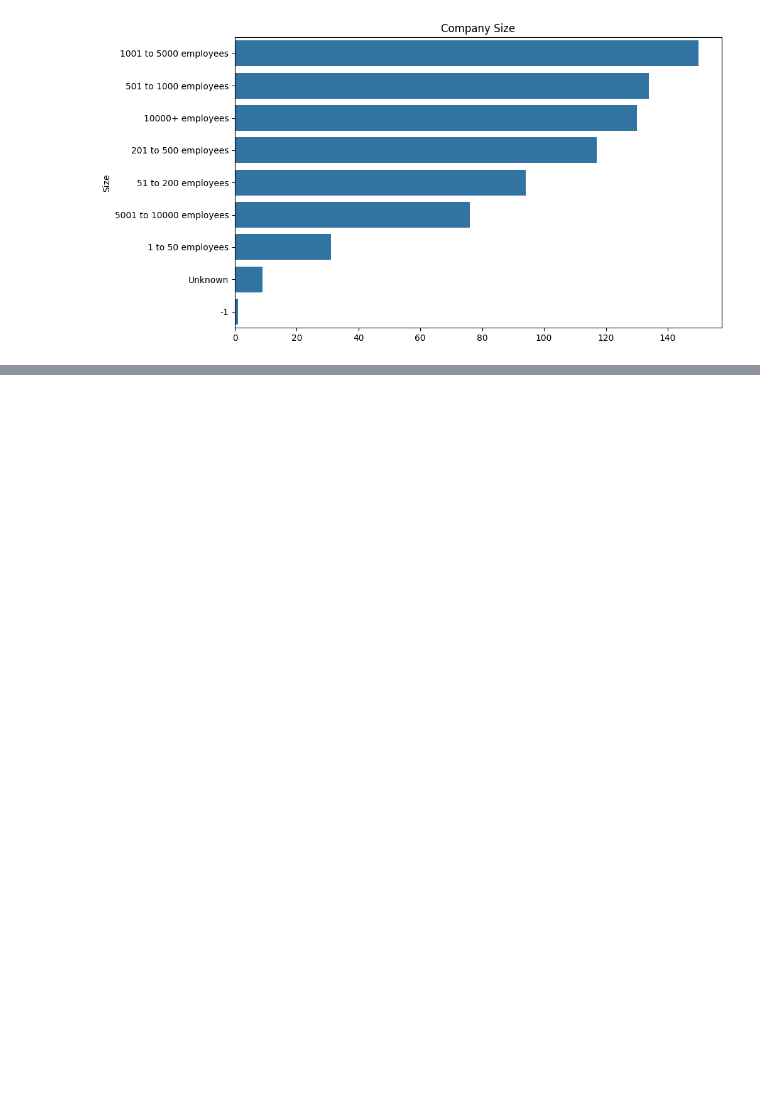
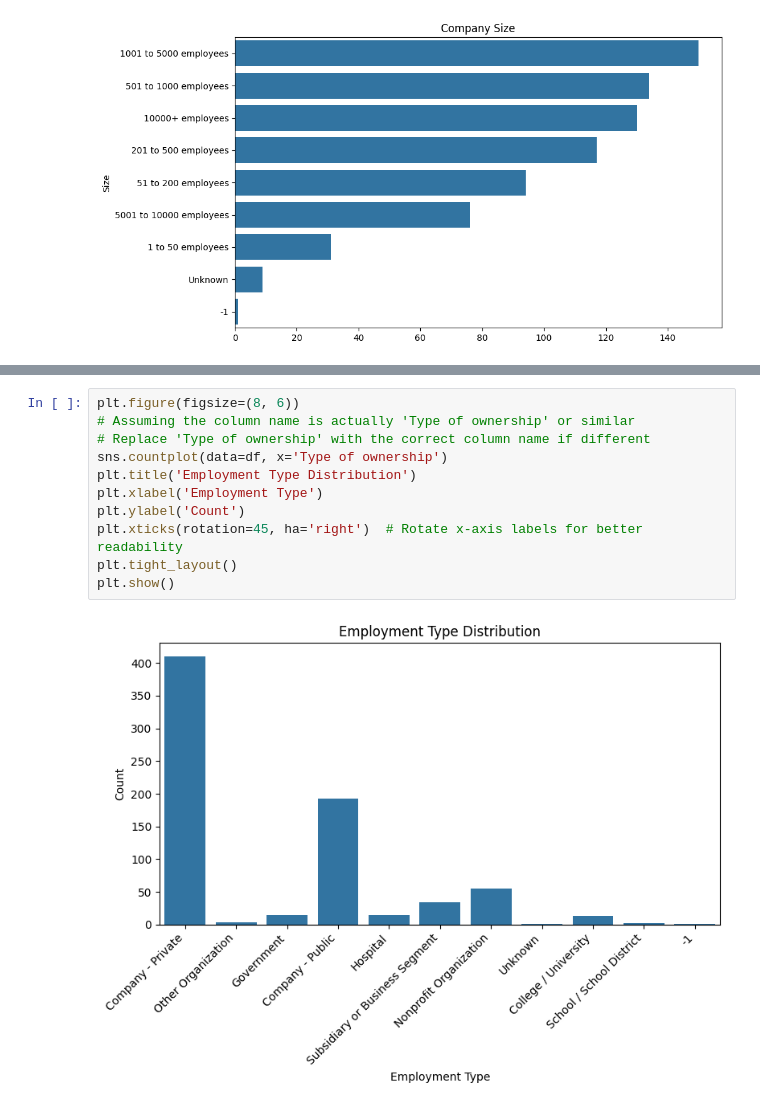
Before and after one commit to TheArslan23/Portfolio, a Jupyter notebook: DATA SCIENCE JOB MARKET EDA/Data_Science_job_EDA.ipynb, the cells around one changed output, grey strips where cells are left out. Drawn from its saved outputs; the diff is of its cells as text; blank space fills up the shorter version.

```diff
--- a/DATA SCIENCE JOB MARKET EDA/Data_Science_job_EDA.ipynb
+++ b/DATA SCIENCE JOB MARKET EDA/Data_Science_job_EDA.ipynb
@@ -440,0 +467,13 @@ plt.show()
+# %%
+plt.figure(figsize=(8, 6))
+# Assuming the column name is actually 'Type of ownership' or similar
+# Replace 'Type of ownership' with the correct column name if different
+sns.countplot(data=df, x='Type of ownership')
+plt.title('Employment Type Distribution')
+plt.xlabel('Employment Type')
+plt.ylabel('Count')
+plt.xticks(rotation=45, ha='right')  # Rotate x-axis labels for better readability
+plt.tight_layout()
+plt.show()
+# %% [output]
+[figure, added]
```
Also changed, not shown: parts of 23 cells of this notebook.
